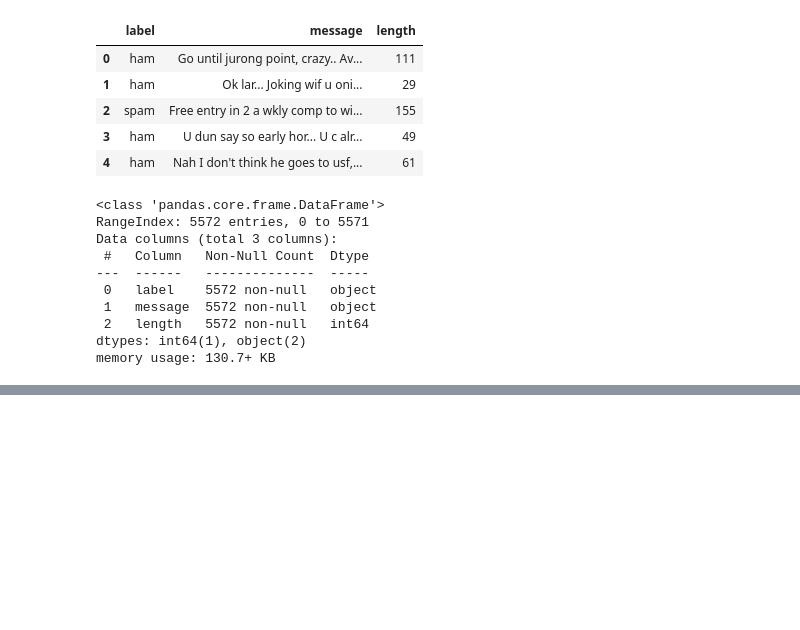
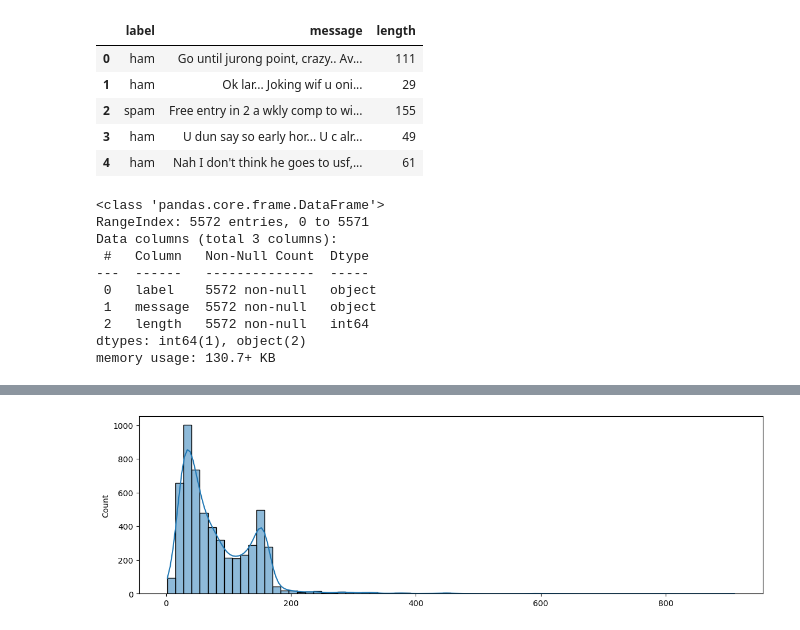
Before and after one commit to burakarabacioglu/Vodafone-ML-Internship-Portfolio, a Jupyter notebook: Sms_Spam_Detection/sms_spam_detection.ipynb, the cells around one changed output, grey strips where cells are left out. Cells and saved outputs as stored; diff of their text form; code cells hidden in the pictures; blank space fills up the shorter version.

```diff
--- a/Sms_Spam_Detection/sms_spam_detection.ipynb
+++ b/Sms_Spam_Detection/sms_spam_detection.ipynb
@@ -50,0 +58,6 @@ memory usage: 130.7+ KB
+# %%
+plt.figure(figsize=(14,4))
+sns.histplot(messages.length.values, bins=70, kde=True)
+plt.show()
+# %% [output]
+[figure, added]
```
Also changed, not shown: parts of 4 cells of this notebook.
